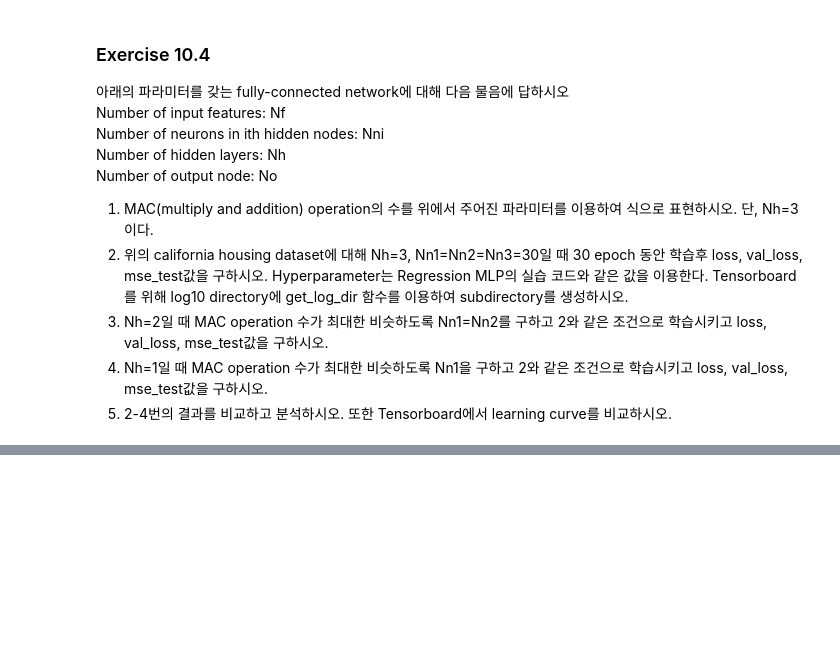
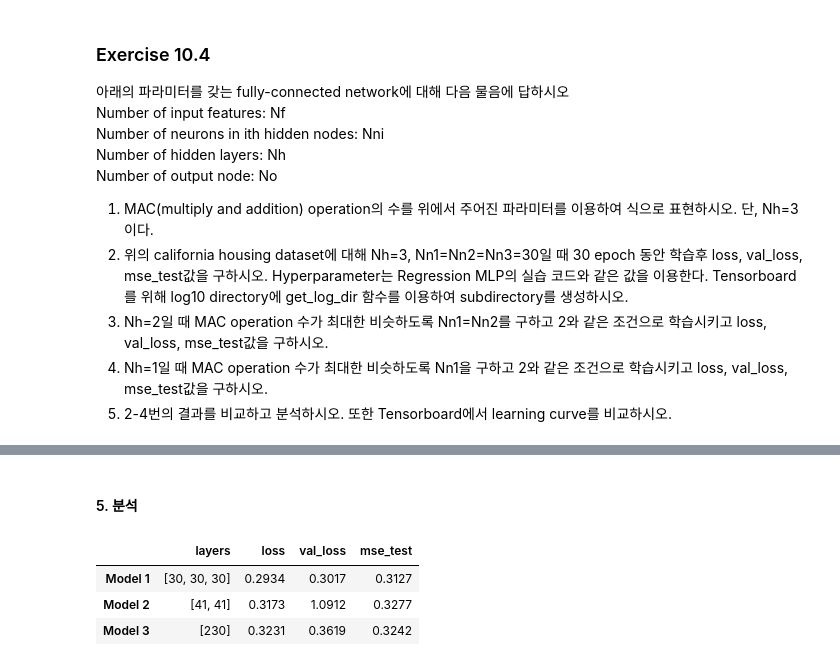
Before and after one commit to unbroken2650/24-1-Artificial-Neural-Networks, a Jupyter notebook: Assignments/10_neural_nets_with_keras_ex.ipynb, the cells around one changed output, grey strips where cells are left out. Saved outputs shown, nothing was run; the diff lists cells and outputs as text; code cells hidden in the pictures; blank space fills up the shorter version.

```diff
--- a/Assignments/10_neural_nets_with_keras_ex.ipynb
+++ b/Assignments/10_neural_nets_with_keras_ex.ipynb
@@ -432,3 +541,10 @@ Discuss the results for the above hyperparameters.
+# %%
+import pandas as pd
+from IPython.display import display
+df = pd.DataFrame(results)
+df.index = [f'Model {i+1}' for i in range(len(df))]
+pd.options.display.float_format = '{:,.4f}'.format
+display(df)
 # %% [markdown]
 ### Exercise 10.4
 아래의 파라미터를 갖는 fully-connected network에 대해 다음 물음에 답하시오
@@ -449,0 +591,29 @@ Number of output node: No
+# %%
+history = []
+results = {'layers':[], 'loss':[], 'val_loss':[], 'mse_test':[]}
+
+def _MLP_Model(i, num_neurons):
+    model = Sequential()
+    model.add(Dense(num_neurons[0], activation='relu', input_shape=X_train.shape[1:]))
+    for neurons in num_neurons[1:]:
+        model.add(Dense(neurons, activation='relu'))
+    model.add(Dense(1))
+
+    optimizer = tf.keras.optimizers.SGD(learning_rate=0.01)
+
+    model.compile(loss='mean_squared_error', optimizer=optimizer)
+
+    log_dir = get_log_dir()
+    tensorboard_cb = TensorBoard(log_dir=log_dir)
+
+    history.append(model.fit(X_train, y_train, epochs=30,validation_data=(X_valid, y_valid),callbacks=[tensorboard_cb]))
+
+    mse_test = model.evaluate(X_test, y_test)
+
+    y_pred = model.predict(X_valid)
+    rmse = tf.sqrt(tf.reduce_mean(tf.square(y_pred - y_valid)))
+
+    results['layers'].append(num_neurons)
+    results['loss'].append(history[i-1].history['loss'][-1])
+    results['val_loss'].append(history[i-1].history['val_loss'][-1])
+    results['mse_test'].append(mse_test)
@@ -461,0 +696,14 @@ Number of output node: No
+# %% [markdown]
+#### 5. 분석
+# %%
+import pandas as pd
+from IPython.display import display
+df = pd.DataFrame(results)
+df.index = [f'Model {i+1}' for i in range(len(df))]
+pd.options.display.float_format = '{:,.4f}'.format
+display(df)
+# %% [output]
+|  | layers | loss | val_loss | mse_test |
+| Model 1 | [30, 30, 30] | 0.2934 | 0.3017 | 0.3127 |
+| Model 2 | [41, 41] | 0.3173 | 1.0912 | 0.3277 |
+| Model 3 | [230] | 0.3231 | 0.3619 | 0.3242 |
```
Also changed, not shown: parts of 38 cells of this notebook.
